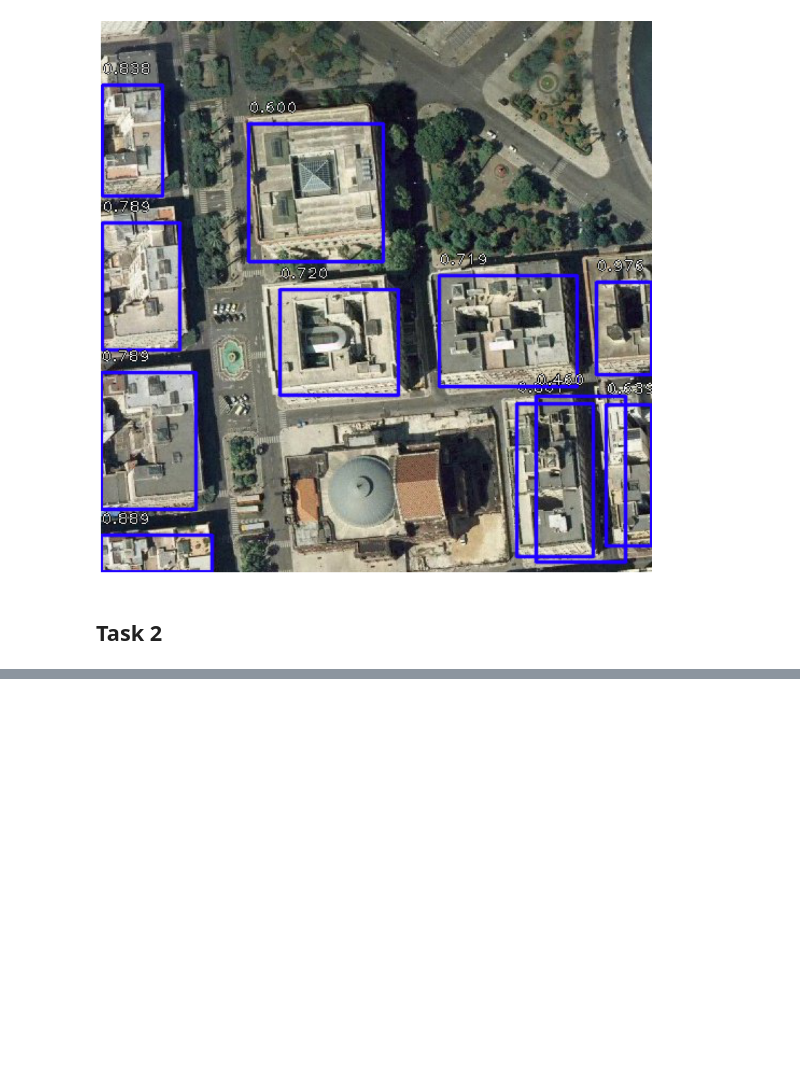
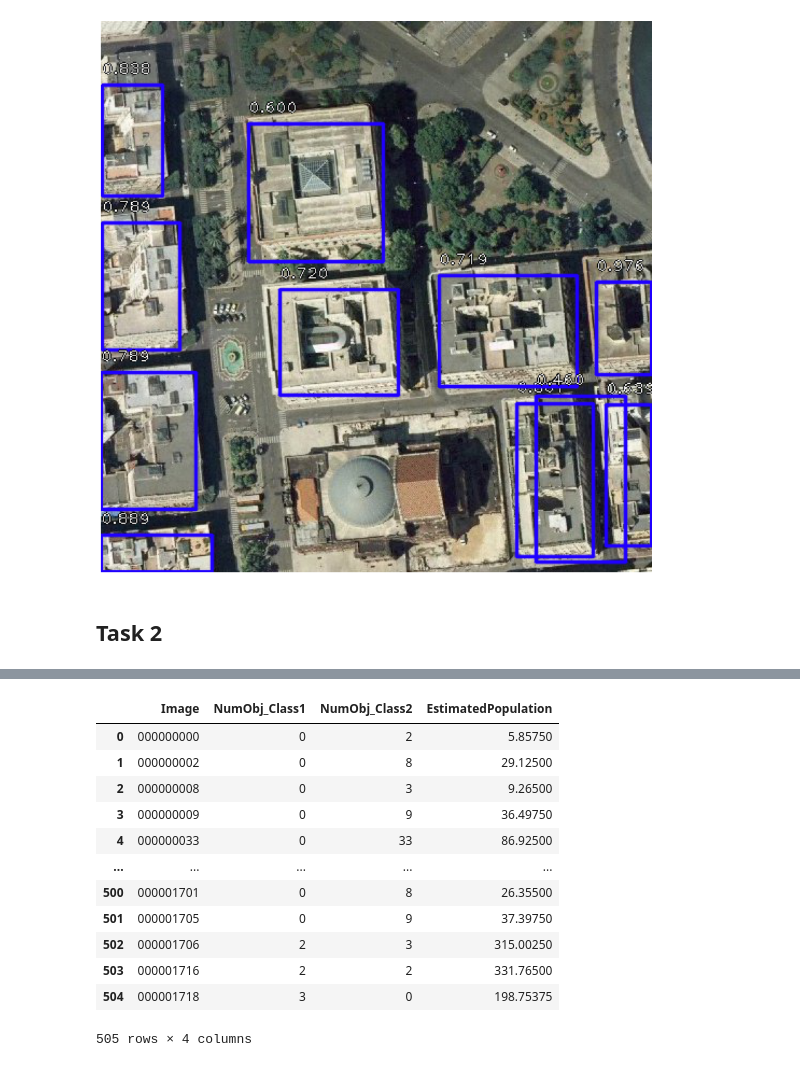
Before and after one commit to legentz/training-camp-2020, a Jupyter notebook: challenge_1/Team_6_-_Challenge_1.ipynb, the cells around one changed output, grey strips where cells are left out. Cells and saved outputs as stored; diff of their text form; code cells hidden in the pictures; blank space fills up the shorter version.

```diff
--- a/challenge_1/Team_6_-_Challenge_1.ipynb
+++ b/challenge_1/Team_6_-_Challenge_1.ipynb
@@ -393,0 +482,36 @@ draw_image("000000592")
+# %%
+# Figure out how many building of class 1 and class2 are in every image and sum
+# estimated population of the image
+from collections import defaultdict
+NumObj_Class1 = defaultdict(int)
+NumObj_Class2 = defaultdict(int)
+Population_d = defaultdict(int)
+for i in range(len(Output_1)):
+  if Output_1.Class[i] == 1.0 :
+    NumObj_Class1[Output_1.Image[i]] += 1
+    NumObj_Class2[Output_1.Image[i]] += 0
+  else:
+    NumObj_Class2[Output_1.Image[i]] += 1
+    NumObj_Class1[Output_1.Image[i]] += 0
+  Population_d[Output_1.Image[i]] += Output_1["population_density"][i]
+# %%
+final_output = pd.DataFrame(Output_1["Image"].unique())
+final_output["NumObj_Class1"] = list(NumObj_Class1.values())
+final_output["NumObj_Class2"] = list(NumObj_Class2.values())
+final_output["EstimatedPopulation"] = list(Population_d.values())
+final_output.rename(columns = {0: "Image"}, inplace = True)
+final_output
+# %% [output]
+|  | Image | NumObj_Class1 | NumObj_Class2 | EstimatedPopulation |
+| 0 | 000000000 | 0 | 2 | 5.85750 |
+| 1 | 000000002 | 0 | 8 | 29.12500 |
+| 2 | 000000008 | 0 | 3 | 9.26500 |
+| 3 | 000000009 | 0 | 9 | 36.49750 |
+| 4 | 000000033 | 0 | 33 | 86.92500 |
+| ... | ... | ... | ... | ... |
+| 500 | 000001701 | 0 | 8 | 26.35500 |
+| 501 | 000001705 | 0 | 9 | 37.39750 |
+| 502 | 000001706 | 2 | 3 | 315.00250 |
+| 503 | 000001716 | 2 | 2 | 331.76500 |
+| 504 | 000001718 | 3 | 0 | 198.75375 |
+505 rows × 4 columns
```
Also changed, not shown: parts of 12 cells of this notebook.
